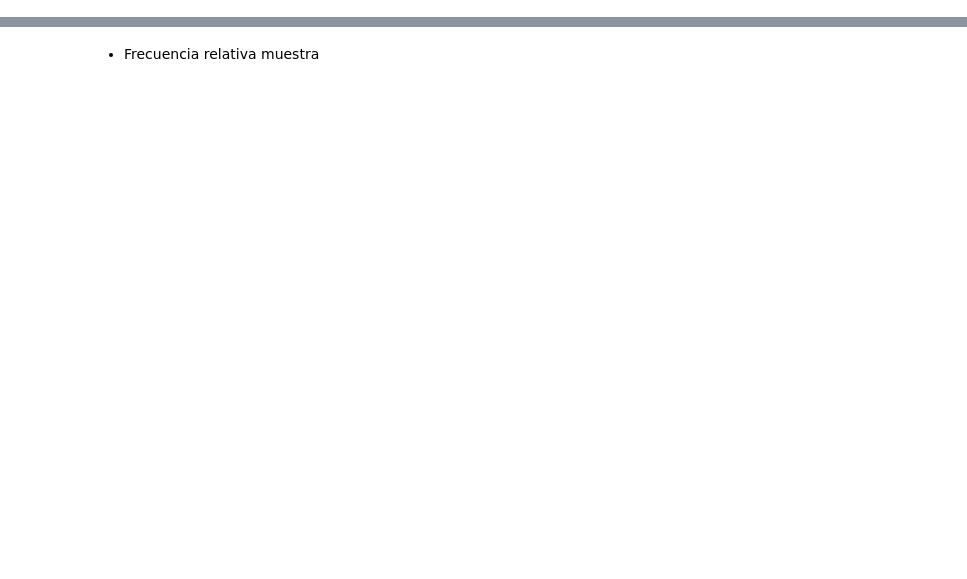
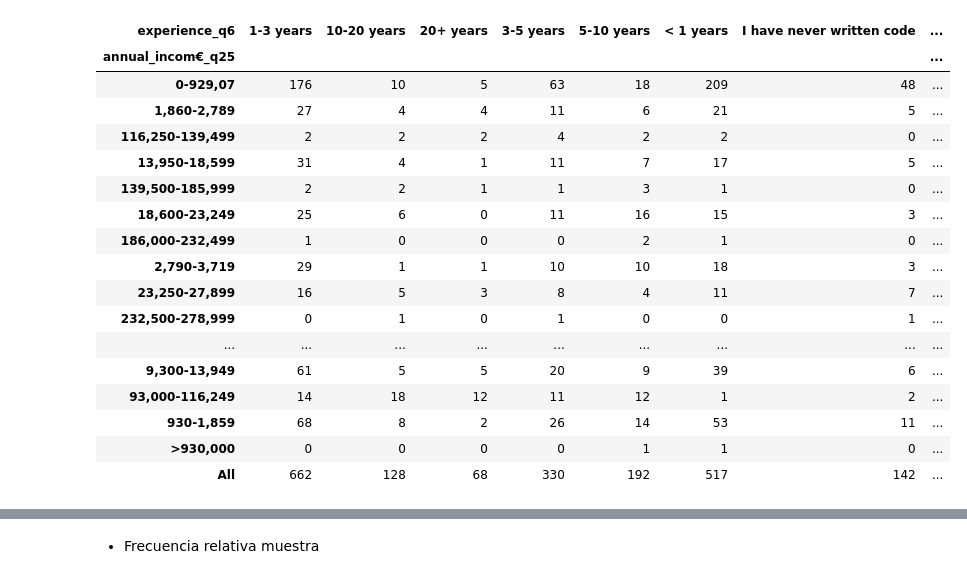
Before and after one commit to Adalab/project-da-promo-c-module-2-team-1, a Jupyter notebook: code/edad.genero.salario.ipynb, the cells around one changed output, grey strips where cells are left out. Saved outputs shown, nothing was run; the diff lists cells and outputs as text; code cells hidden in the pictures; blank space fills up the shorter version.

```diff
--- a/code/edad.genero.salario.ipynb
+++ b/code/edad.genero.salario.ipynb
@@ -377,0 +456,3 @@ age_gender
+# %%
+df_analyst = df_as[df_as['role_q5'] == 'Data Analyst']
+df_analyst
@@ -377,0 +474,22 @@ age_gender
+# %%
+ # pd.crosstab(index = df_analyst['role_q5'], columns = df_analyst['experience_q6'], columns = df_analyst['annual_income_q25'],margins = True)
+pd.crosstab(index = df_analyst['annual_incom€_q25'], columns =  df_analyst['experience_q6'],margins = True)
+# %% [output]
+| experience_q6 | 1-3 years | 10-20 years | 20+ years | 3-5 years | 5-10 years | < 1 years | I have never written code | ... |
+| annual_incom€_q25 |  |  |  |  |  |  |  | ... |
+| 0-929,07 | 176 | 10 | 5 | 63 | 18 | 209 | 48 | ... |
+| 1,860-2,789 | 27 | 4 | 4 | 11 | 6 | 21 | 5 | ... |
+| 116,250-139,499 | 2 | 2 | 2 | 4 | 2 | 2 | 0 | ... |
+| 13,950-18,599 | 31 | 4 | 1 | 11 | 7 | 17 | 5 | ... |
+| 139,500-185,999 | 2 | 2 | 1 | 1 | 3 | 1 | 0 | ... |
+| 18,600-23,249 | 25 | 6 | 0 | 11 | 16 | 15 | 3 | ... |
+| 186,000-232,499 | 1 | 0 | 0 | 0 | 2 | 1 | 0 | ... |
+| 2,790-3,719 | 29 | 1 | 1 | 10 | 10 | 18 | 3 | ... |
+| 23,250-27,899 | 16 | 5 | 3 | 8 | 4 | 11 | 7 | ... |
+| 232,500-278,999 | 0 | 1 | 0 | 1 | 0 | 0 | 1 | ... |
+| ... | ... | ... | ... | ... | ... | ... | ... | ... |
+| 9,300-13,949 | 61 | 5 | 5 | 20 | 9 | 39 | 6 | ... |
+| 93,000-116,249 | 14 | 18 | 12 | 11 | 12 | 1 | 2 | ... |
+| 930-1,859 | 68 | 8 | 2 | 26 | 14 | 53 | 11 | ... |
+| >930,000 | 0 | 0 | 0 | 0 | 1 | 1 | 0 | ... |
+| All | 662 | 128 | 68 | 330 | 192 | 517 | 142 | ... |
```
Also changed, not shown: parts of 86 cells of this notebook.
